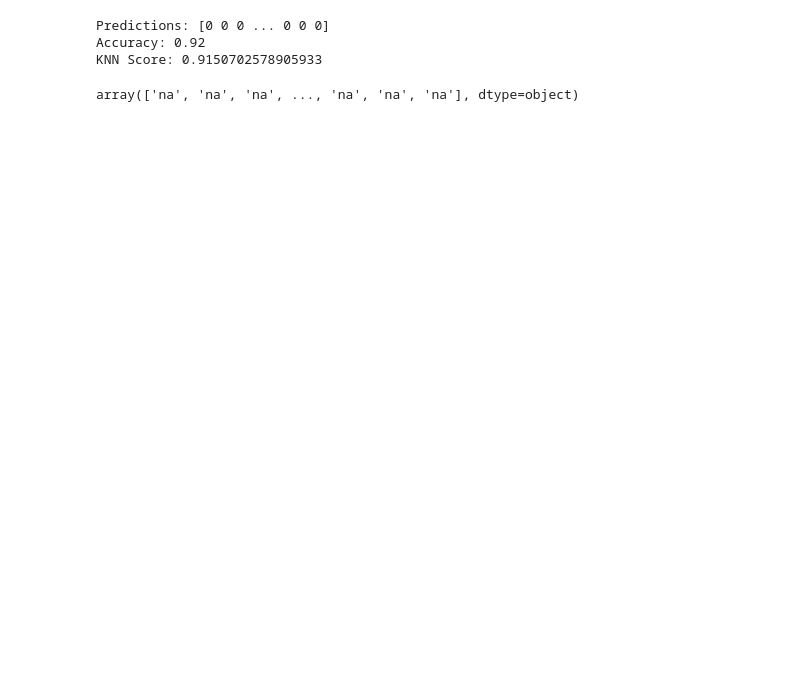
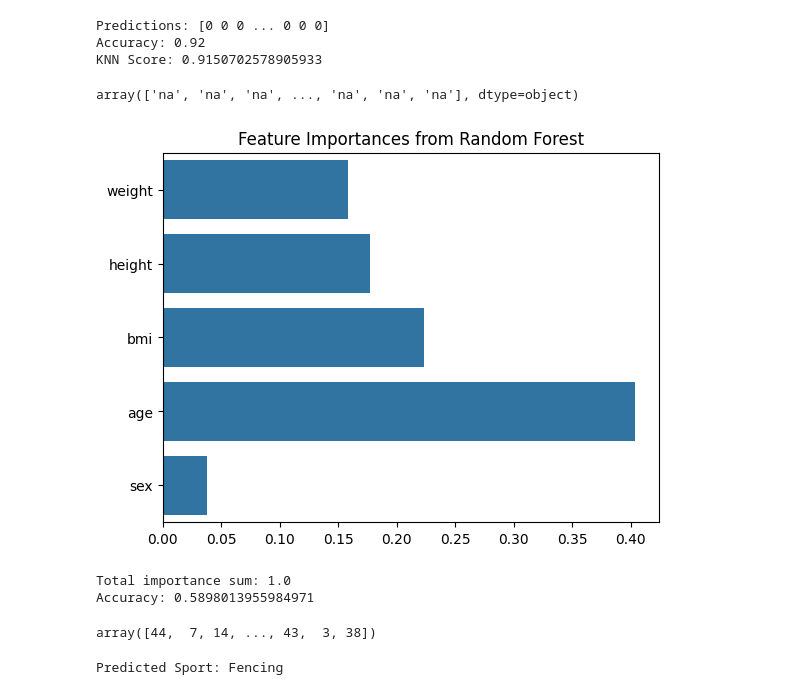
Before and after one commit to maximlesy/big-data-olympic-games, a Jupyter notebook: data-exploration/preparation.ipynb, the cells around one changed output. Cells and saved outputs as stored; diff of their text form; code cells hidden in the pictures; blank space fills up the shorter version.

Commit message:
Create and train a random forest classifier model + test prediction

```diff
--- a/data-exploration/preparation.ipynb
+++ b/data-exploration/preparation.ipynb
@@ -456,3 +499,69 @@ y_pred = clf.predict(X_test)
 y_pred
 # %% [output]
 array(['na', 'na', 'na', ..., 'na', 'na', 'na'], dtype=object)
+# %%
+from sklearn.model_selection import train_test_split
+from sklearn.metrics import accuracy_score
+from sklearn.ensemble import RandomForestClassifier
+
+# Select relevant features for correlation analysis
+features = ['weight', 'height', 'bmi', 'age', 'sex']
+X = dataset[features]
+y = dataset['sport_encoded']
+
+# Split data into training and testing sets
+X_train, X_test, y_train, y_test = train_test_split(X, y, test_size=0.2, random_state=42)
+
+# Initialize and train a Random Forest classifier
+model = RandomForestClassifier(n_estimators=100, random_state=42)
+model.fit(X, y)
+
+import seaborn as sns
+
+# Plot feature importances
+feature_importances = model.feature_importances_
+sns.barplot(x=feature_importances, y=features)
+plt.title('Feature Importances from Random Forest')
+plt.show()
+
+# Sum of feature importances should be 1
+total_importance = sum(model.feature_importances_)
+print(f'Total importance sum: {total_importance}')
+
+# Generate predictions on the test set
+y_pred = model.predict(X_test)
+
+# Use the sorted unique indices directly as the labels parameter
+print(f'Accuracy: {accuracy_score(y_test, y_pred)}')
+y_pred
+# %% [output]
+[figure, added]
+Total importance sum: 1.0
+Accuracy: 0.5898013955984971
+array([44,  7, 14, ..., 43,  3, 38])
+# %%
+# Function to predict sport based on input features
+def predict_sport(weight, height, age, sex):
+    # Convert input data to a DataFrame
+    input_data = pd.DataFrame({
+        'weight': [weight],
+        'height': [height],
+        'bmi': [weight / ((height / 100) ** 2)],
+        'age': [age],
+        'sex': [sex_encoder.transform([sex])[0]]
+    })
+
+    # Predict and decode the result
+    predicted_encoded  = model.predict(input_data)
+
+    # Map back to the actual sport name using the inverse_transform method
+    predicted_sport = sport_encoder.inverse_transform(predicted_encoded)
+
+    # Return the first predicted sport as a string
+    return predicted_sport[0]
+
+# Example usage of the prediction function
+predicted_sport = predict_sport(weight=85, height=189, age=29, sex='Male')
+print(f'Predicted Sport: {predicted_sport}')
+# %% [output]
+Predicted Sport: Fencing
```
Also changed, not shown: parts of 8 cells of this notebook.
